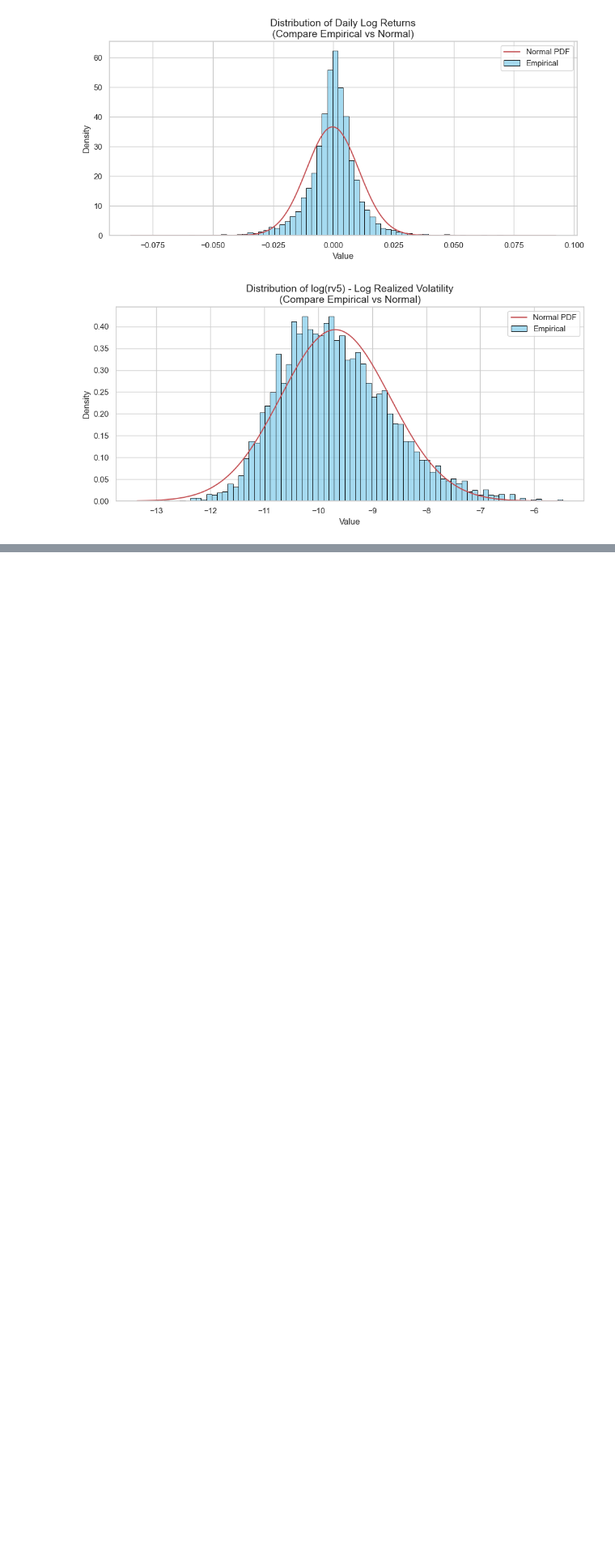
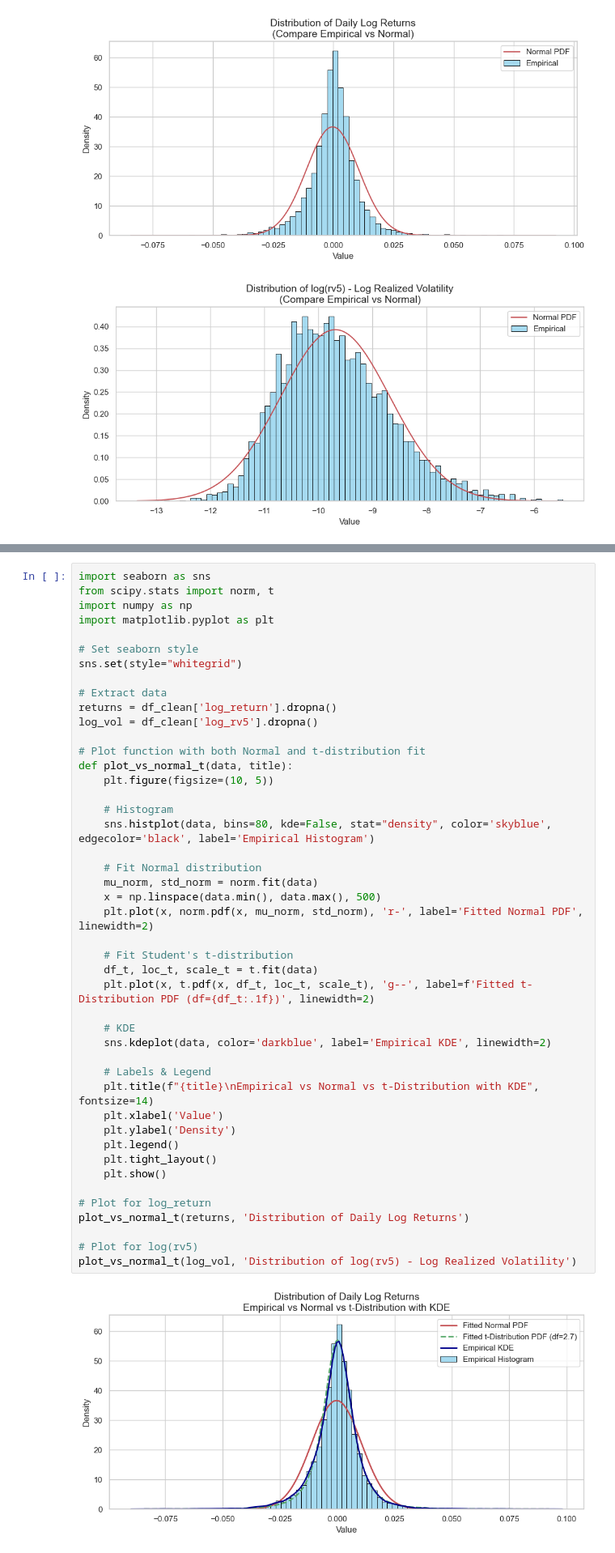
Before and after one commit to adparikh245/DeepRGARCH, a Jupyter notebook: EDA/data_analysis.ipynb, the cells around one changed output, grey strips where cells are left out. Shown: that part at 81% size. Drawn from its saved outputs; the diff is of its cells as text; blank space fills up the shorter version.

```diff
--- a/EDA/data_analysis.ipynb
+++ b/EDA/data_analysis.ipynb
@@ -213,0 +258,47 @@ plot_vs_normal(log_vol, 'Distribution of log(rv5) - Log Realized Volatility')
+# %%
+import seaborn as sns
+from scipy.stats import norm, t
+import numpy as np
+import matplotlib.pyplot as plt
+
+# Set seaborn style
+sns.set(style="whitegrid")
+
+# Extract data
+returns = df_clean['log_return'].dropna()
+log_vol = df_clean['log_rv5'].dropna()
+
+# Plot function with both Normal and t-distribution fit
+def plot_vs_normal_t(data, title):
+    plt.figure(figsize=(10, 5))
+
+    # Histogram
+    sns.histplot(data, bins=80, kde=False, stat="density", color='skyblue', edgecolor='black', label='Empirical Histogram')
+
+    # Fit Normal distribution
+    mu_norm, std_norm = norm.fit(data)
+    x = np.linspace(data.min(), data.max(), 500)
+    plt.plot(x, norm.pdf(x, mu_norm, std_norm), 'r-', label='Fitted Normal PDF', linewidth=2)
+
+    # Fit Student's t-distribution
+    df_t, loc_t, scale_t = t.fit(data)
+    plt.plot(x, t.pdf(x, df_t, loc_t, scale_t), 'g--', label=f'Fitted t-Distribution PDF (df={df_t:.1f})', linewidth=2)
+
+    # KDE
+    sns.kdeplot(data, color='darkblue', label='Empirical KDE', linewidth=2)
+
+    # Labels & Legend
+    plt.title(f"{title}\nEmpirical vs Normal vs t-Distribution with KDE", fontsize=14)
+    plt.xlabel('Value')
+    plt.ylabel('Density')
+    plt.legend()
+    plt.tight_layout()
+    plt.show()
+
+# Plot for log_return
+plot_vs_normal_t(returns, 'Distribution of Daily Log Returns')
+
+# Plot for log(rv5)
+plot_vs_normal_t(log_vol, 'Distribution of log(rv5) - Log Realized Volatility')
+# %% [output]
+[figure, added]
```
Also changed, not shown: parts of 9 cells of this notebook, 9 other files.
